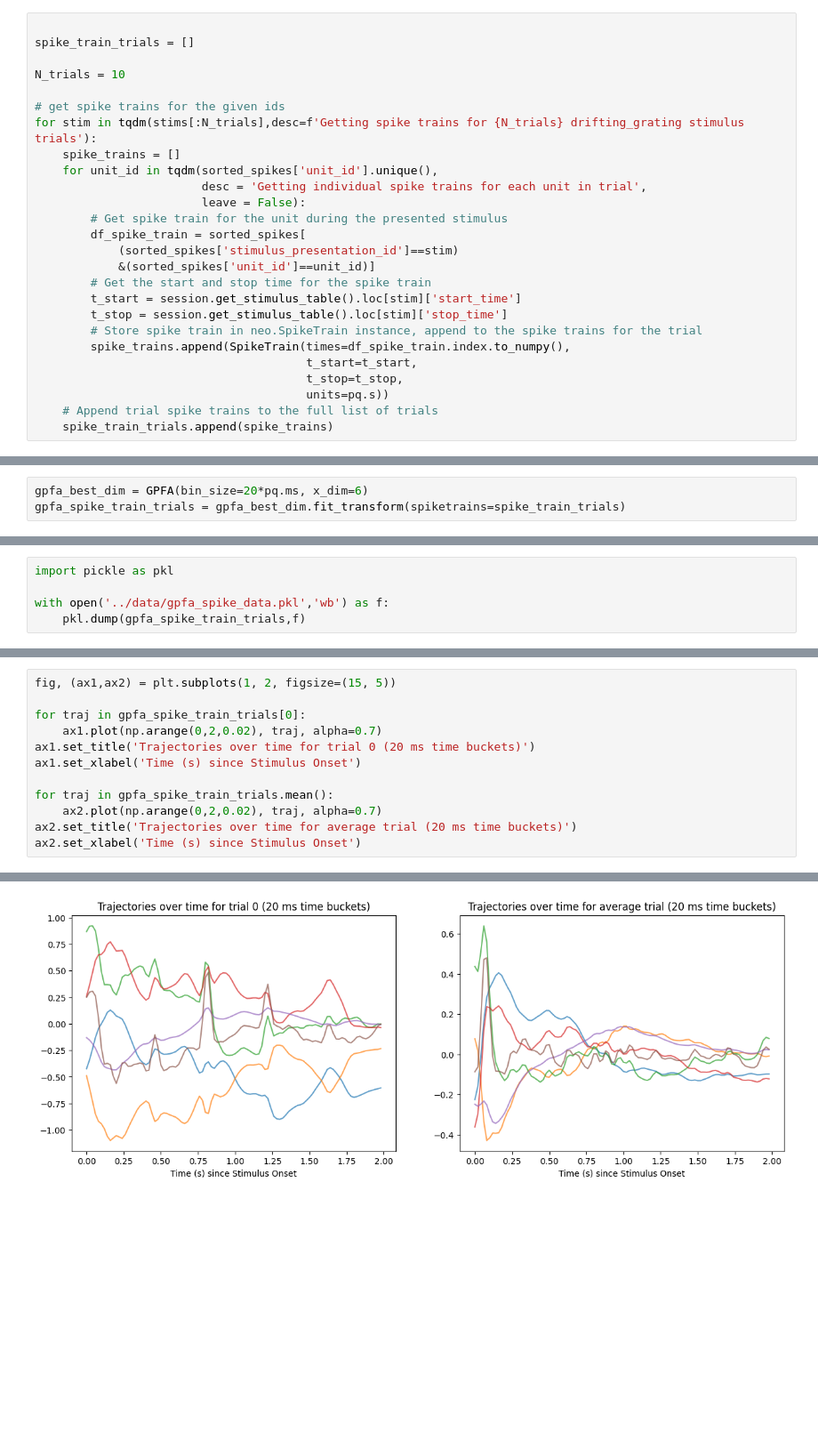
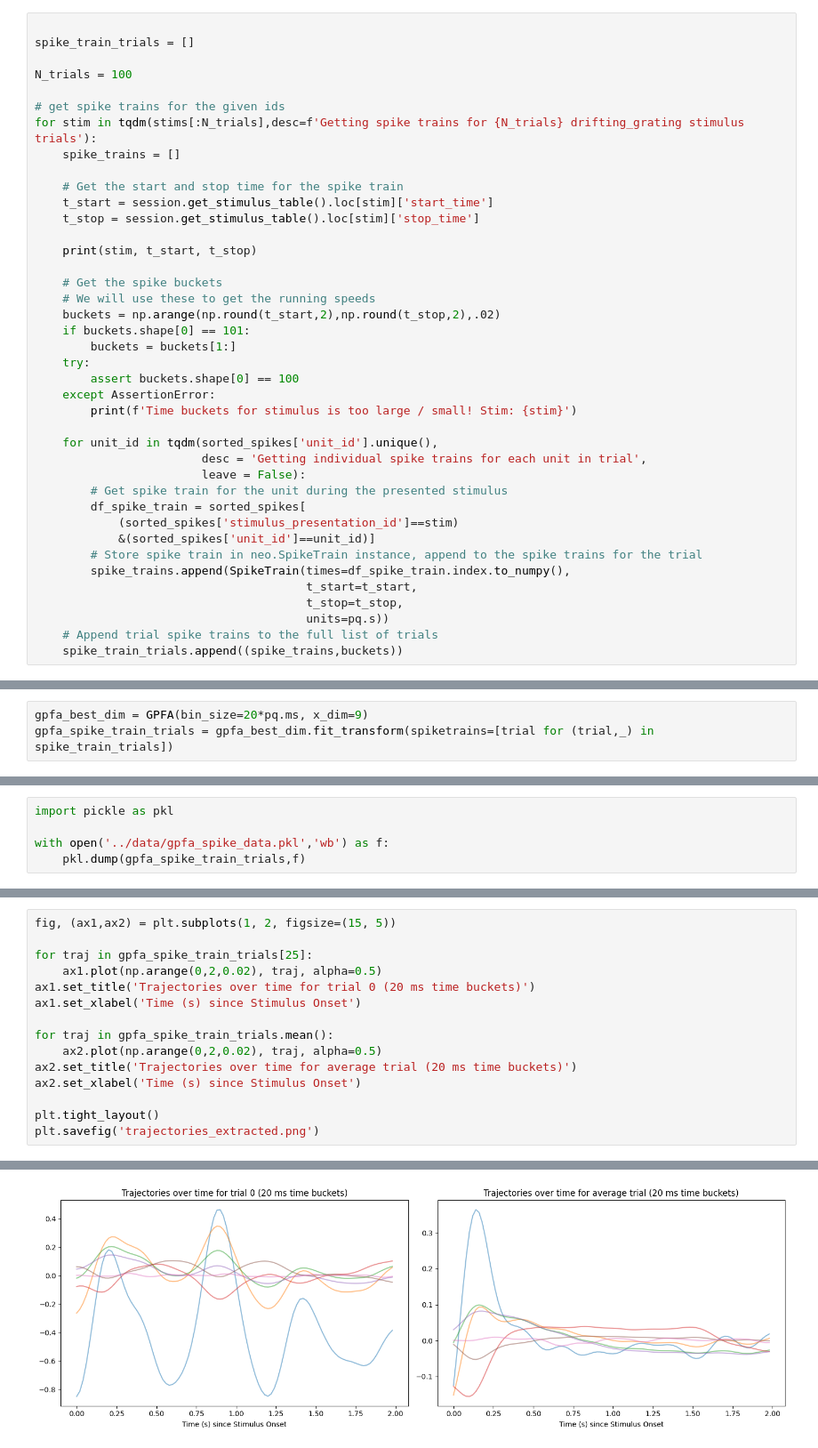
Before and after one commit to mwalden00/mlp-aardvark, a Jupyter notebook: notebooks/ecephys-access-storage-and-gpfa.ipynb, the cells around one changed output, grey strips where cells are left out. Shown at 89% size. Saved outputs shown, nothing was run; the diff lists cells and outputs as text; blank space fills up the shorter version.

```diff
--- a/notebooks/ecephys-access-storage-and-gpfa.ipynb
+++ b/notebooks/ecephys-access-storage-and-gpfa.ipynb
@@ -184,11 +189,28 @@ stims = sorted_spikes['stimulus_presentation_id'].unique()
 
 spike_train_trials = []
 
-N_trials = 10
+N_trials = 100
 
 # get spike trains for the given ids
 for stim in tqdm(stims[:N_trials],desc=f'Getting spike trains for {N_trials} drifting_grating stimulus trials'):
     spike_trains = []
+
+    # Get the start and stop time for the spike train
+    t_start = session.get_stimulus_table().loc[stim]['start_time']
+    t_stop = session.get_stimulus_table().loc[stim]['stop_time']
+
+    print(stim, t_start, t_stop)
+
+    # Get the spike buckets
+    # We will use these to get the running speeds
+    buckets = np.arange(np.round(t_start,2),np.round(t_stop,2),.02)
+    if buckets.shape[0] == 101:
+        buckets = buckets[1:]
+    try:
+        assert buckets.shape[0] == 100
+    except AssertionError:
+        print(f'Time buckets for stimulus is too large / small! Stim: {stim}')
+
     for unit_id in tqdm(sorted_spikes['unit_id'].unique(),
                         desc = 'Getting individual spike trains for each unit in trial',
                         leave = False):
@@ -196,13 +218,10 @@ for stim in tqdm(stims[:N_trials],desc=f'Getting spike trains for {N_trials} dri
         df_spike_train = sorted_spikes[
             (sorted_spikes['stimulus_presentation_id']==stim)
             &(sorted_spikes['unit_id']==unit_id)]
-        # Get the start and stop time for the spike train
-        t_start = session.get_stimulus_table().loc[stim]['start_time']
-        t_stop = session.get_stimulus_table().loc[stim]['stop_time']
         # Store spike train in neo.SpikeTrain instance, append to the spike trains for the trial
         spike_trains.append(SpikeTrain(times=df_spike_train.index.to_numpy(),
                                        t_start=t_start,
                                        t_stop=t_stop,
                                        units=pq.s))
     # Append trial spike trains to the full list of trials
-    spike_train_trials.append(spike_trains)
+    spike_train_trials.append((spike_trains,buckets))
@@ -306,6 +376,6 @@ plt.show()
 # %%
-gpfa_best_dim = GPFA(bin_size=20*pq.ms, x_dim=6)
-gpfa_spike_train_trials = gpfa_best_dim.fit_transform(spiketrains=spike_train_trials)
+gpfa_best_dim = GPFA(bin_size=20*pq.ms, x_dim=9)
+gpfa_spike_train_trials = gpfa_best_dim.fit_transform(spiketrains=[trial for (trial,_) in spike_train_trials])
 # %% [output]
 Initializing parameters using factor analysis...
 
@@ -318,13 +452,16 @@ with open('../data/gpfa_spike_data.pkl','wb') as f:
 # %%
 fig, (ax1,ax2) = plt.subplots(1, 2, figsize=(15, 5))
 
-for traj in gpfa_spike_train_trials[0]:
-    ax1.plot(np.arange(0,2,0.02), traj, alpha=0.7)
+for traj in gpfa_spike_train_trials[25]:
+    ax1.plot(np.arange(0,2,0.02), traj, alpha=0.5)
 ax1.set_title('Trajectories over time for trial 0 (20 ms time buckets)')
 ax1.set_xlabel('Time (s) since Stimulus Onset')
 
 for traj in gpfa_spike_train_trials.mean():
-    ax2.plot(np.arange(0,2,0.02), traj, alpha=0.7)
+    ax2.plot(np.arange(0,2,0.02), traj, alpha=0.5)
 ax2.set_title('Trajectories over time for average trial (20 ms time buckets)')
 ax2.set_xlabel('Time (s) since Stimulus Onset')
+
+plt.tight_layout()
+plt.savefig('trajectories_extracted.png')
 # %% [output]
@@ -332 +468 @@ Text(0.5, 0, 'Time (s) since Stimulus Onset')
-[figure, old version]
+[figure, new version]
```
Also changed, not shown: parts of 33 cells of this notebook.
